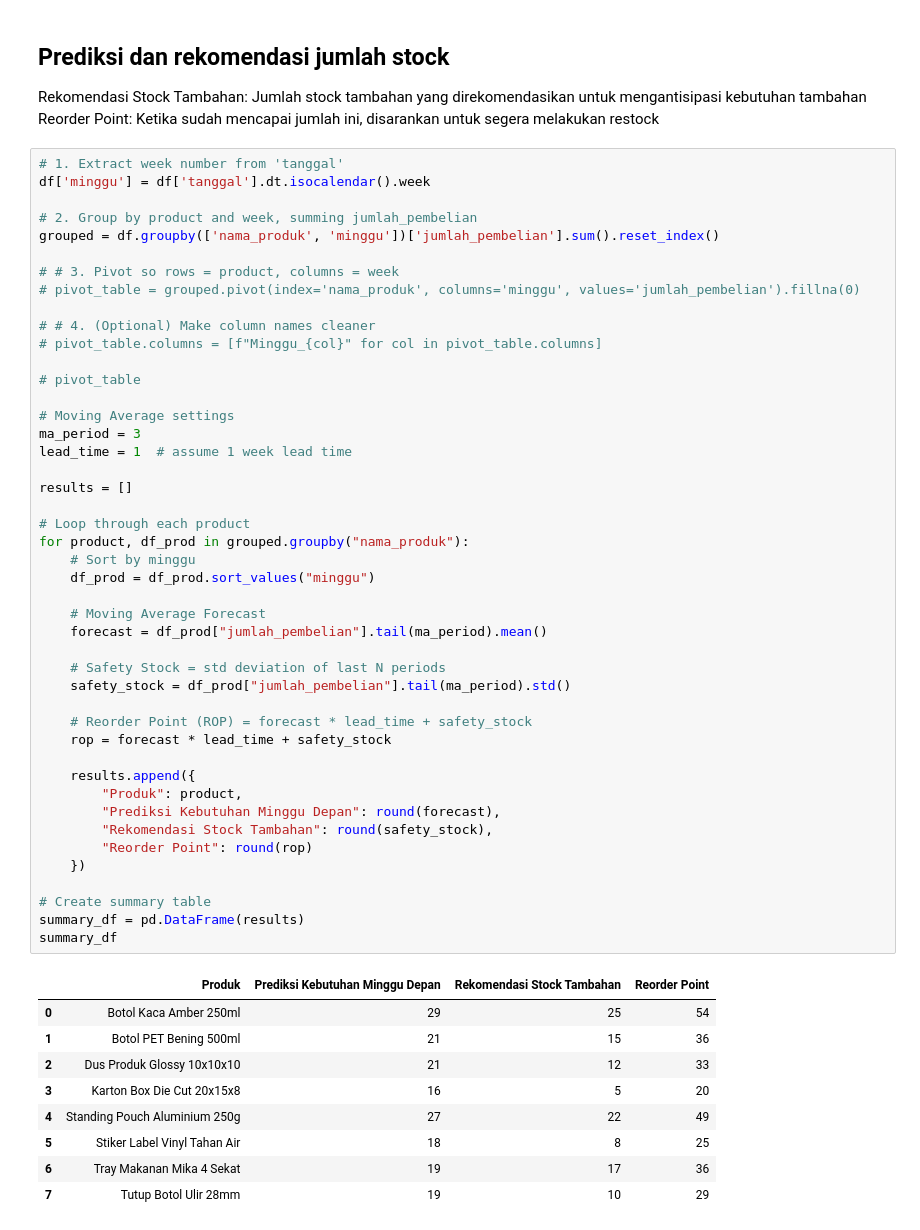
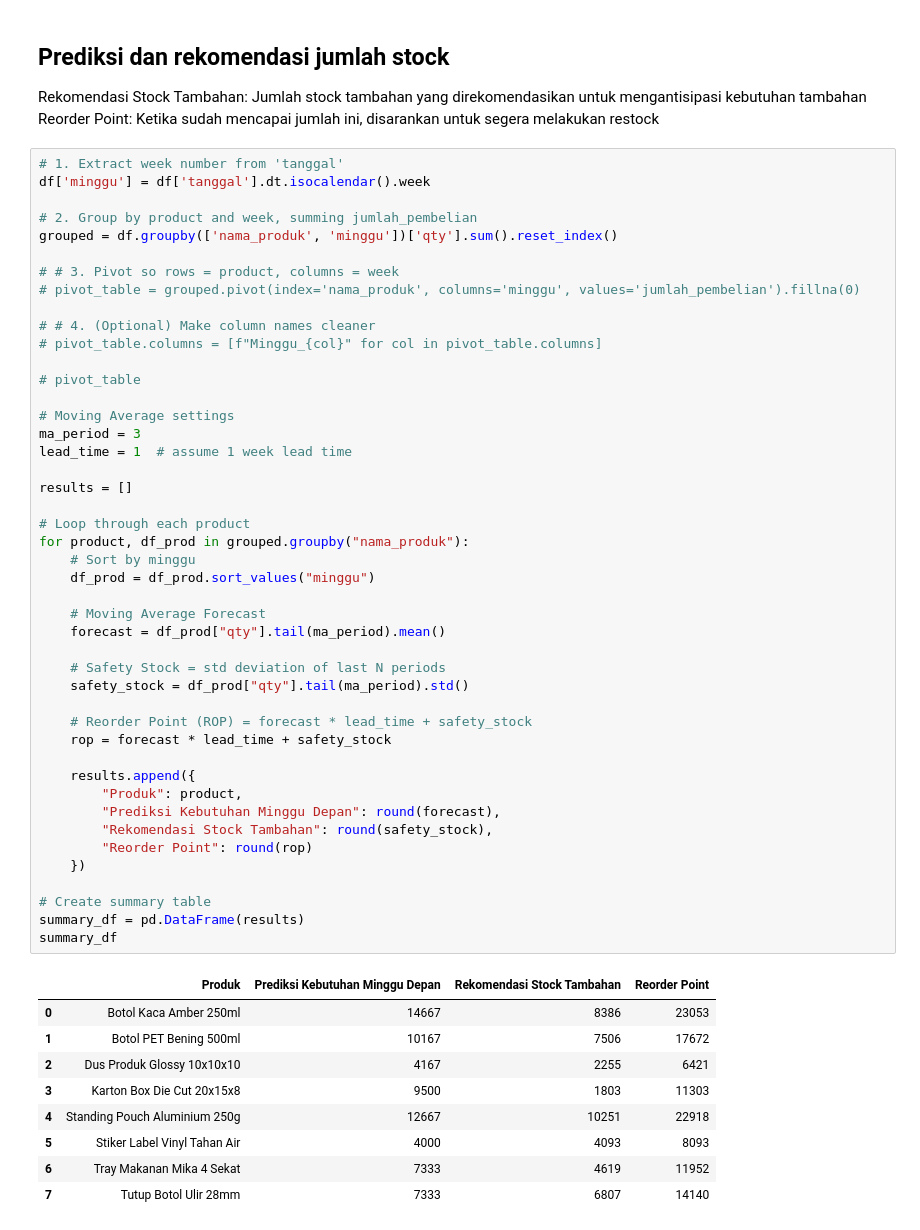
Before and after one commit to nabillashafirab/studycasesopra, a Jupyter notebook: resellerinsight.ipynb, the cells around one changed output. Cells and saved outputs as stored; diff of their text form.

```diff
--- a/resellerinsight.ipynb
+++ b/resellerinsight.ipynb
@@ -246,7 +246,7 @@ Reorder Point: Ketika sudah mencapai jumlah ini, disarankan untuk segera melakuk
 df['minggu'] = df['tanggal'].dt.isocalendar().week
 
 # 2. Group by product and week, summing jumlah_pembelian
-grouped = df.groupby(['nama_produk', 'minggu'])['jumlah_pembelian'].sum().reset_index()
+grouped = df.groupby(['nama_produk', 'minggu'])['qty'].sum().reset_index()
 
 # # 3. Pivot so rows = product, columns = week
 # pivot_table = grouped.pivot(index='nama_produk', columns='minggu', values='jumlah_pembelian').fillna(0)
@@ -259,40 +259,40 @@ grouped = df.groupby(['nama_produk', 'minggu'])['jumlah_pembelian'].sum().reset_
 # Moving Average settings
 ma_period = 3
 lead_time = 1  # assume 1 week lead time
 
 results = []
 
 # Loop through each product
 for product, df_prod in grouped.groupby("nama_produk"):
     # Sort by minggu
     df_prod = df_prod.sort_values("minggu")
 
     # Moving Average Forecast
-    forecast = df_prod["jumlah_pembelian"].tail(ma_period).mean()
+    forecast = df_prod["qty"].tail(ma_period).mean()
 
     # Safety Stock = std deviation of last N periods
-    safety_stock = df_prod["jumlah_pembelian"].tail(ma_period).std()
+    safety_stock = df_prod["qty"].tail(ma_period).std()
 
     # Reorder Point (ROP) = forecast * lead_time + safety_stock
     rop = forecast * lead_time + safety_stock
 
     results.append({
         "Produk": product,
         "Prediksi Kebutuhan Minggu Depan": round(forecast),
         "Rekomendasi Stock Tambahan": round(safety_stock),
         "Reorder Point": round(rop)
     })
 
 # Create summary table
 summary_df = pd.DataFrame(results)
 summary_df
 # %% [output]
 |  | Produk | Prediksi Kebutuhan Minggu Depan | Rekomendasi Stock Tambahan | Reorder Point |
-| 0 | Botol Kaca Amber 250ml | 29 | 25 | 54 |
-| 1 | Botol PET Bening 500ml | 21 | 15 | 36 |
-| 2 | Dus Produk Glossy 10x10x10 | 21 | 12 | 33 |
-| 3 | Karton Box Die Cut 20x15x8 | 16 | 5 | 20 |
-| 4 | Standing Pouch Aluminium 250g | 27 | 22 | 49 |
-| 5 | Stiker Label Vinyl Tahan Air | 18 | 8 | 25 |
-| 6 | Tray Makanan Mika 4 Sekat | 19 | 17 | 36 |
-| 7 | Tutup Botol Ulir 28mm | 19 | 10 | 29 |
+| 0 | Botol Kaca Amber 250ml | 14667 | 8386 | 23053 |
+| 1 | Botol PET Bening 500ml | 10167 | 7506 | 17672 |
+| 2 | Dus Produk Glossy 10x10x10 | 4167 | 2255 | 6421 |
+| 3 | Karton Box Die Cut 20x15x8 | 9500 | 1803 | 11303 |
+| 4 | Standing Pouch Aluminium 250g | 12667 | 10251 | 22918 |
+| 5 | Stiker Label Vinyl Tahan Air | 4000 | 4093 | 8093 |
+| 6 | Tray Makanan Mika 4 Sekat | 7333 | 4619 | 11952 |
+| 7 | Tutup Botol Ulir 28mm | 7333 | 6807 | 14140 |
```
Also changed, not shown: parts of 2 cells of this notebook, 1 other file.
